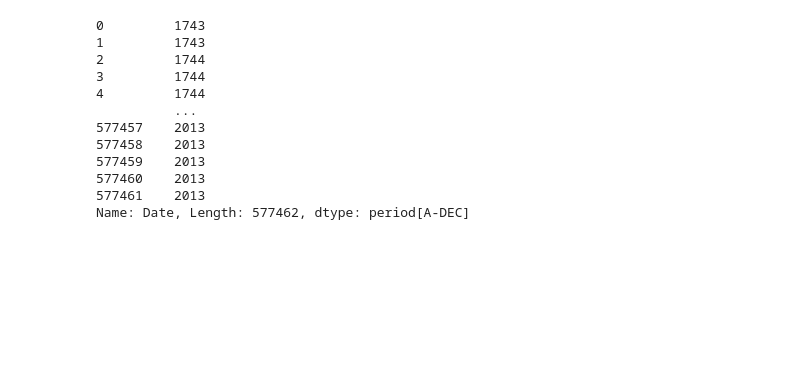
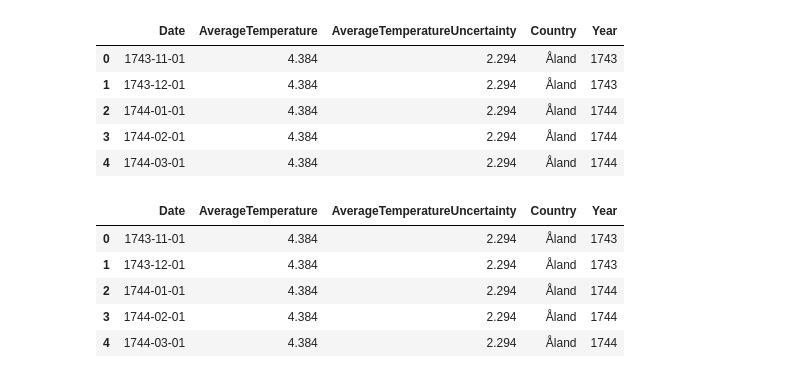
Before and after one commit to Armand34205/Climate-Change-Capstone, a Jupyter notebook: Capstone Two - Exploratory Data Analysis.ipynb, the cells around one changed output. Saved outputs shown, nothing was run; the diff lists cells and outputs as text; code cells hidden in the pictures; blank space fills up the shorter version.

```diff
--- a/Capstone Two - Exploratory Data Analysis.ipynb
+++ b/Capstone Two - Exploratory Data Analysis.ipynb
@@ -94,17 +136,17 @@ sns.barplot(x='AverageTemperature',y=sorted_temps.index,data=sorted_temps)
 # %%
-years = df['Date'].dt.to_period('Y')
+df['Year'] = df['Date'].dt.strftime('%Y')
 
-years
+df.head()
 # %% [output]
-0         1743
-1         1743
-2         1744
-3         1744
-4         1744
-          ...
-577457    2013
-577458    2013
-577459    2013
-577460    2013
-577461    2013
-Name: Date, Length: 577462, dtype: period[A-DEC]
+|  | Date | AverageTemperature | AverageTemperatureUncertainty | Country | Year |
+| 0 | 1743-11-01 | 4.384 | 2.294 | Åland | 1743 |
+| 1 | 1743-12-01 | 4.384 | 2.294 | Åland | 1743 |
+| 2 | 1744-01-01 | 4.384 | 2.294 | Åland | 1744 |
+| 3 | 1744-02-01 | 4.384 | 2.294 | Åland | 1744 |
+| 4 | 1744-03-01 | 4.384 | 2.294 | Åland | 1744 |
+|  | Date | AverageTemperature | AverageTemperatureUncertainty | Country | Year |
+| 0 | 1743-11-01 | 4.384 | 2.294 | Åland | 1743 |
+| 1 | 1743-12-01 | 4.384 | 2.294 | Åland | 1743 |
+| 2 | 1744-01-01 | 4.384 | 2.294 | Åland | 1744 |
+| 3 | 1744-02-01 | 4.384 | 2.294 | Åland | 1744 |
+| 4 | 1744-03-01 | 4.384 | 2.294 | Åland | 1744 |
```
Also changed, not shown: parts of 18 cells of this notebook, 2 other files.
